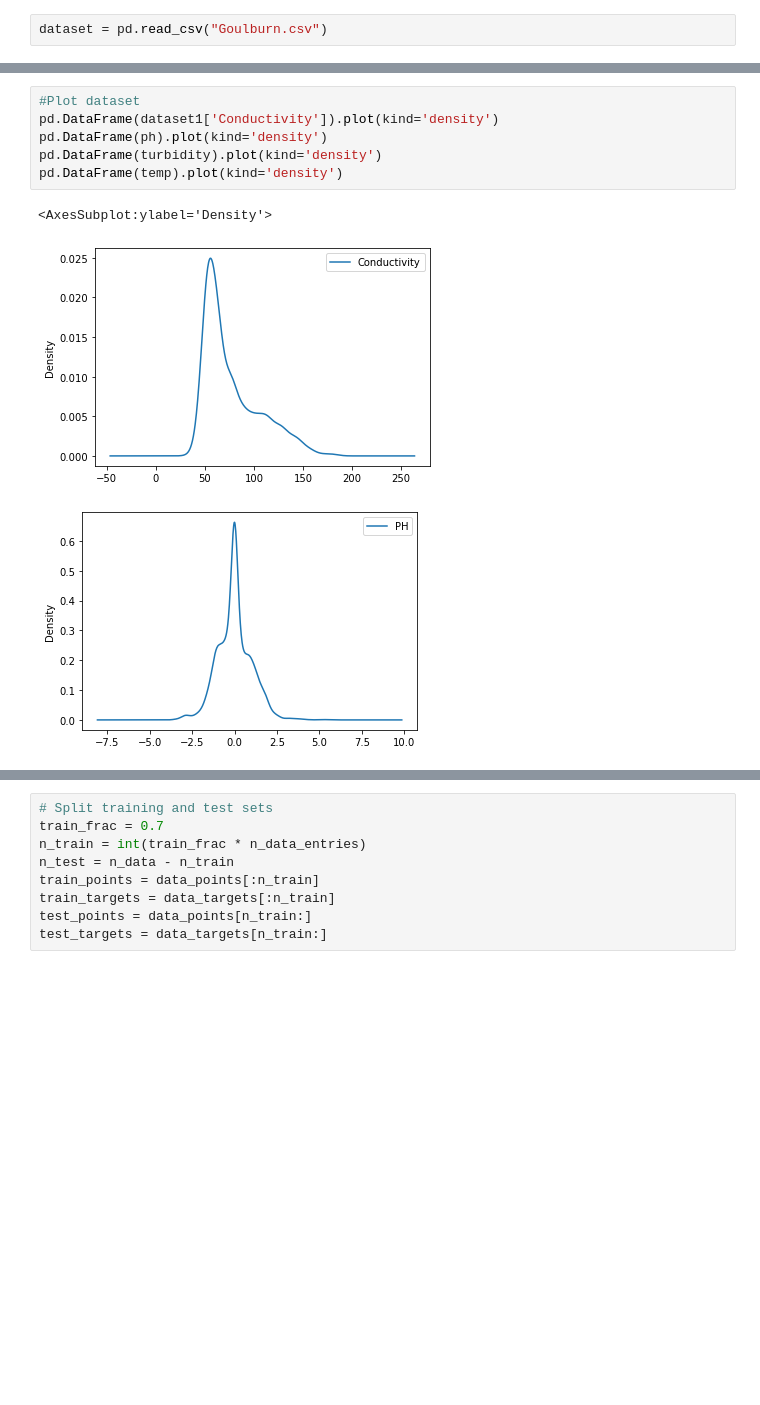
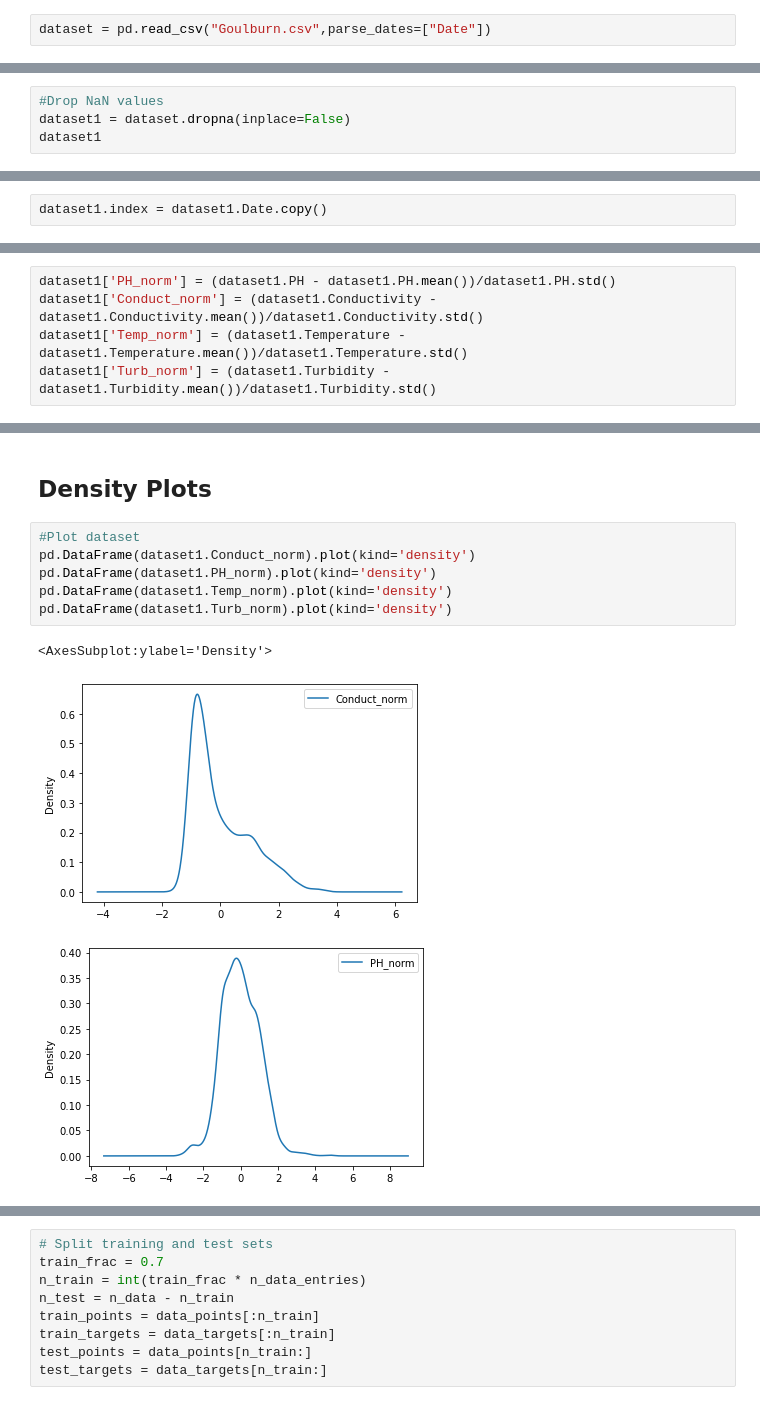
Before and after one commit to megannguyen6898/finalprojectDATA, a Jupyter notebook: finalproject.ipynb, the cells around one changed output, grey strips where cells are left out. Saved outputs shown, nothing was run; the diff lists cells and outputs as text; blank space fills up the shorter version.

```diff
--- a/finalproject.ipynb
+++ b/finalproject.ipynb
@@ -14,2 +14,2 @@ from sklearn import preprocessing
 # %%
-dataset = pd.read_csv("Goulburn.csv")
+dataset = pd.read_csv("Goulburn.csv",parse_dates=["Date"])
@@ -74,0 +34,4 @@ dataset1['Conductivity_norm'] = normalization(dataset1['Conductivity'])
+# %%
+#Drop NaN values
+dataset1 = dataset.dropna(inplace=False)
+dataset1
@@ -75 +52,3 @@ dataset1['Conductivity_norm'] = normalization(dataset1['Conductivity'])
+# %%
+dataset1.index = dataset1.Date.copy()
 # %%
@@ -78,0 +63,5 @@ temp = dataset1['Temperature']
+# %%
+dataset1['PH_norm'] = (dataset1.PH - dataset1.PH.mean())/dataset1.PH.std()
+dataset1['Conduct_norm'] = (dataset1.Conductivity - dataset1.Conductivity.mean())/dataset1.Conductivity.std()
+dataset1['Temp_norm'] = (dataset1.Temperature - dataset1.Temperature.mean())/dataset1.Temperature.std()
+dataset1['Turb_norm'] = (dataset1.Turbidity - dataset1.Turbidity.mean())/dataset1.Turbidity.std()
@@ -79,10 +106,12 @@ temp = dataset1['Temperature']
+# %% [markdown]
+## Density Plots
 # %%
 #Plot dataset
-pd.DataFrame(dataset1['Conductivity']).plot(kind='density')
-pd.DataFrame(ph).plot(kind='density')
-pd.DataFrame(turbidity).plot(kind='density')
-pd.DataFrame(temp).plot(kind='density')
+pd.DataFrame(dataset1.Conduct_norm).plot(kind='density')
+pd.DataFrame(dataset1.PH_norm).plot(kind='density')
+pd.DataFrame(dataset1.Temp_norm).plot(kind='density')
+pd.DataFrame(dataset1.Turb_norm).plot(kind='density')
 # %% [output]
 <AxesSubplot:ylabel='Density'>
-[figure, old version]
+[figure, new version]
-[figure, old version]
+[figure, new version]
```
Also changed, not shown: parts of 27 cells of this notebook.
